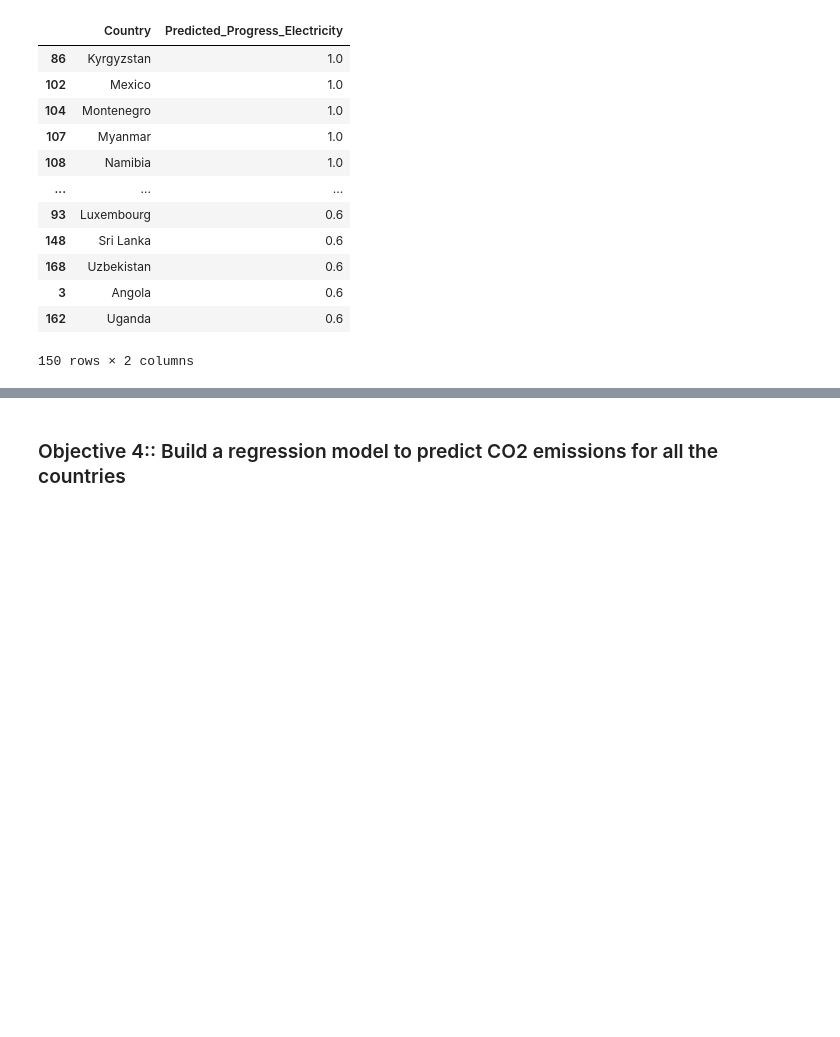
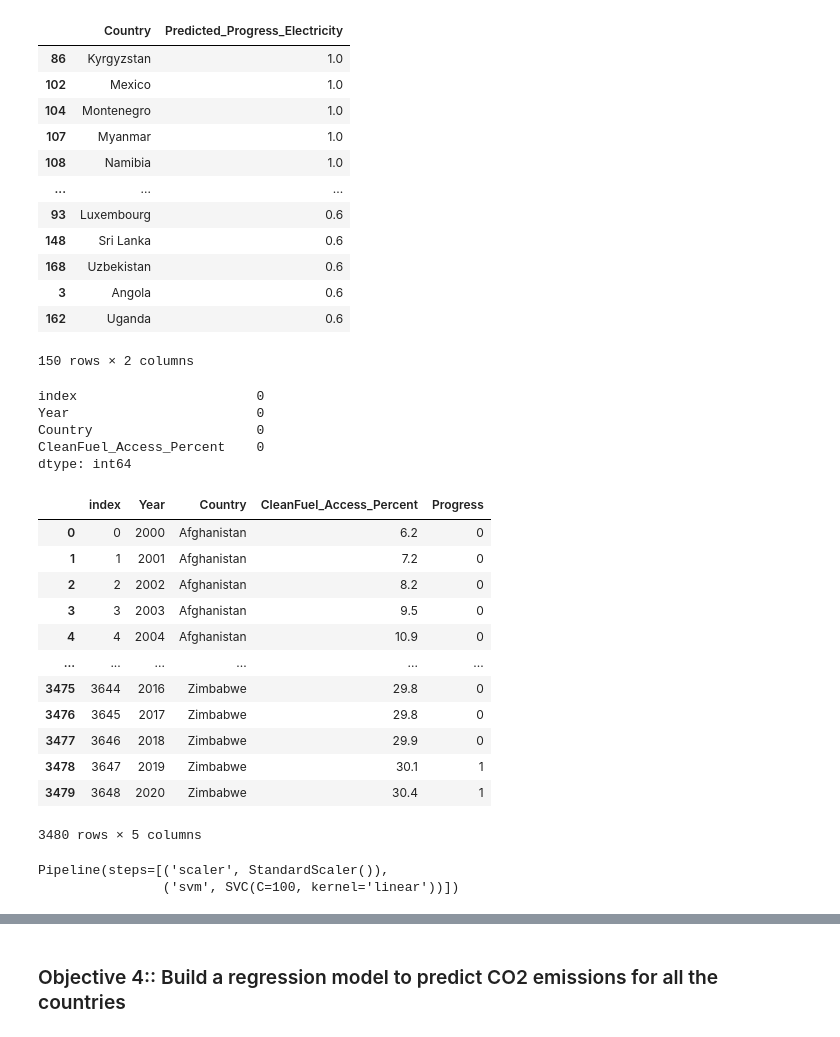
Before and after one commit to aojah1/sdg7, a Jupyter notebook: sustainability.ipynb, the cells around one changed output, grey strips where cells are left out. Saved outputs shown, nothing was run; the diff lists cells and outputs as text; code cells hidden in the pictures; blank space fills up the shorter version.

Commit message:
Predicted Clean Fuel

```diff
--- a/sustainability.ipynb
+++ b/sustainability.ipynb
@@ -1085,3 +1085,42 @@ final_results1.head(150)
 | 3 | Angola | 0.6 |
 | 162 | Uganda | 0.6 |
 150 rows × 2 columns
+# %%
+# CleanFuel_Access_Percent
+# Select the relevant features
+features = [
+    'Year',
+    'Country',
+    'CleanFuel_Access_Percent'
+]
+
+df_features_svc2 = df_key_features[features].dropna().reset_index()
+df_features_svc2.isnull().sum()
+# %% [output]
+index                       0
+Year                        0
+Country                     0
+CleanFuel_Access_Percent    0
+dtype: int64
+# %%
+# Create a binary target variable
+threshold = 30
+df_features_svc2['Progress'] = (df_features_svc2['CleanFuel_Access_Percent'] > threshold).astype(int)
+
+# Target variable
+target = 'Progress'
+df_features_svc2
+# %% [output]
+|  | index | Year | Country | CleanFuel_Access_Percent | Progress |
+| 0 | 0 | 2000 | Afghanistan | 6.2 | 0 |
+| 1 | 1 | 2001 | Afghanistan | 7.2 | 0 |
+| 2 | 2 | 2002 | Afghanistan | 8.2 | 0 |
+| 3 | 3 | 2003 | Afghanistan | 9.5 | 0 |
+| 4 | 4 | 2004 | Afghanistan | 10.9 | 0 |
+| ... | ... | ... | ... | ... | ... |
+| 3475 | 3644 | 2016 | Zimbabwe | 29.8 | 0 |
+| 3476 | 3645 | 2017 | Zimbabwe | 29.8 | 0 |
+| 3477 | 3646 | 2018 | Zimbabwe | 29.9 | 0 |
+| 3478 | 3647 | 2019 | Zimbabwe | 30.1 | 1 |
+| 3479 | 3648 | 2020 | Zimbabwe | 30.4 | 1 |
+3480 rows × 5 columns
@@ -1087,0 +1140,17 @@ final_results1.head(150)
+# %%
+from sklearn.svm import SVC
+from sklearn.preprocessing import StandardScaler
+from sklearn.pipeline import Pipeline
+
+# Create a pipeline with StandardScaler and SVM
+pipeline = Pipeline([
+    ('scaler', StandardScaler()),
+    ('svm', SVC(kernel='linear', C=100, gamma='scale'))
+])
+
+# Train the model
+pipeline.fit(X2_train, y2_train)
+print(pipeline)
+# %% [output]
+Pipeline(steps=[('scaler', StandardScaler()),
+                ('svm', SVC(C=100, kernel='linear'))])
```
Also changed, not shown: parts of 2 cells of this notebook, 1 other file.
